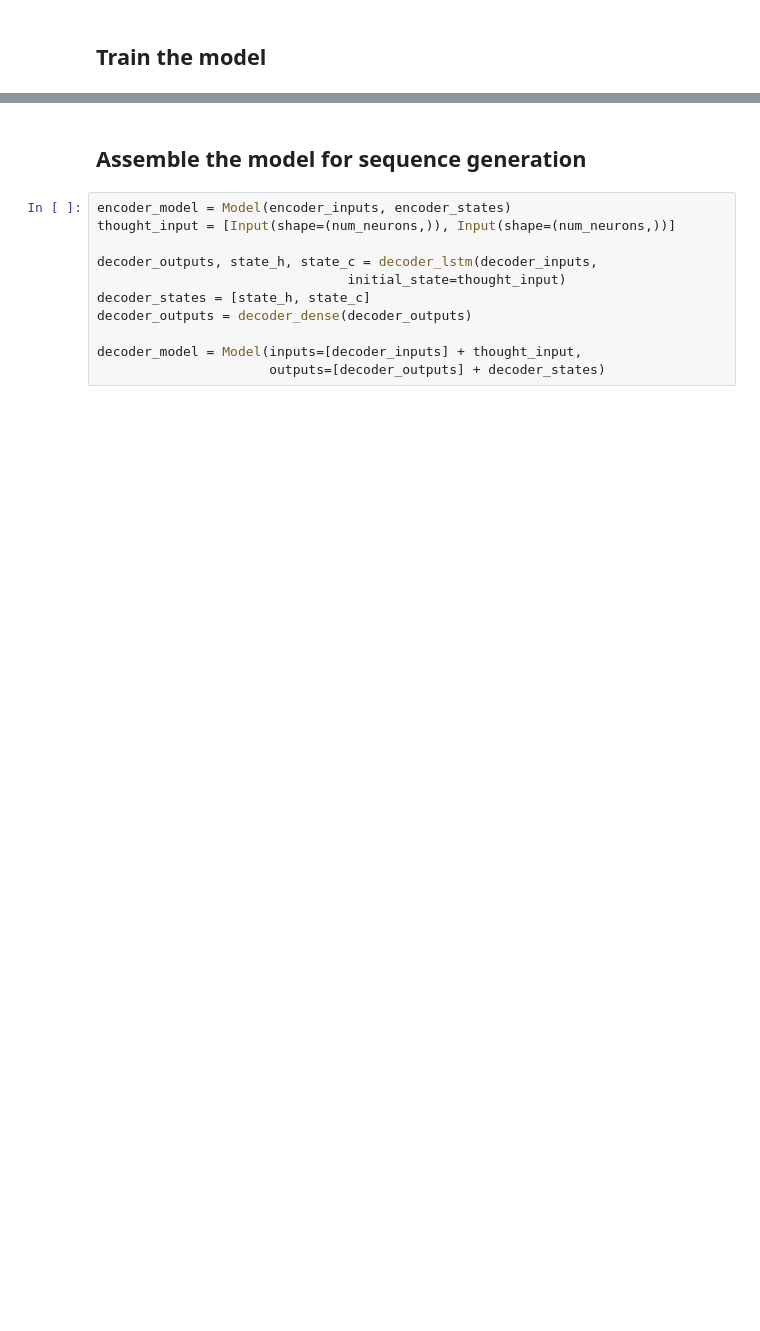
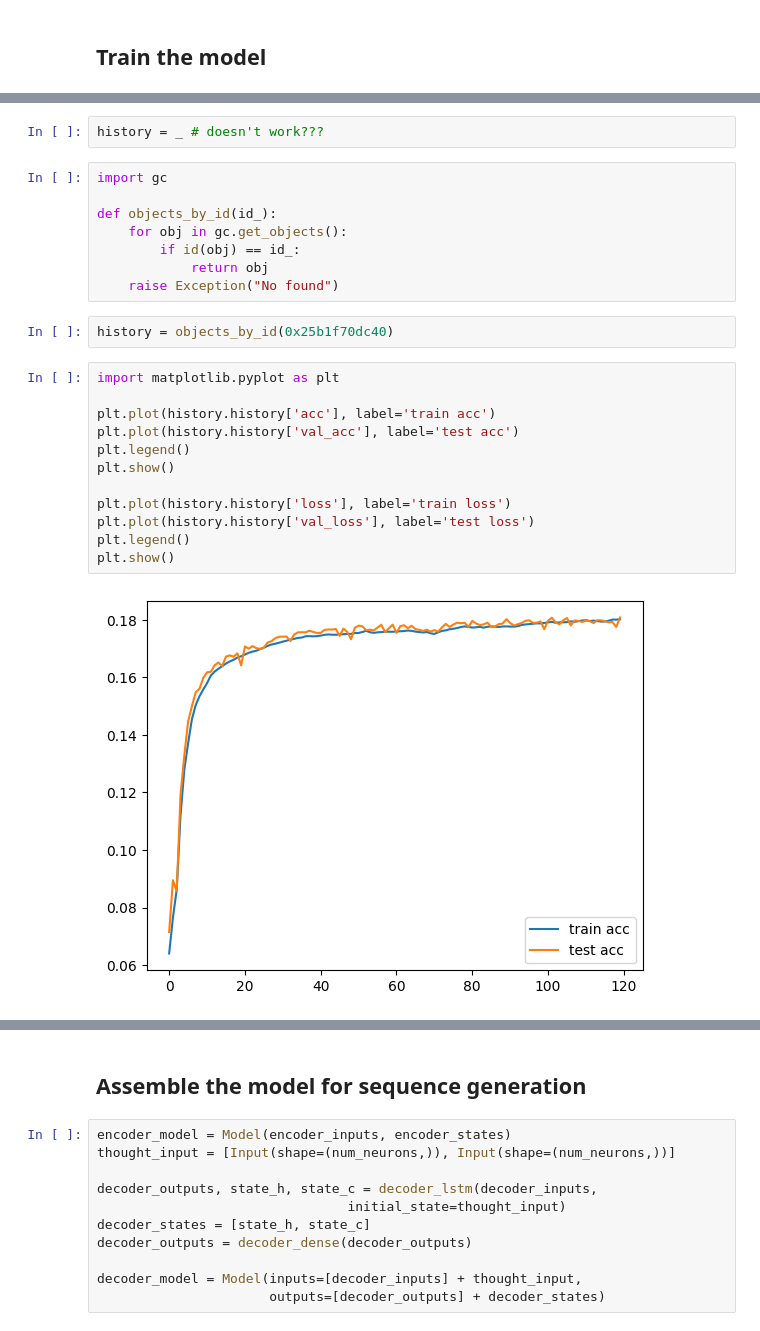
Before and after one commit to VolDonets/natural_language_processing, a Jupyter notebook: part_9/e2_chatbot_by_seq_to_seq_network.ipynb, the cells around one changed output, grey strips where cells are left out. Saved outputs shown, nothing was run; the diff lists cells and outputs as text; blank space fills up the shorter version.

```diff
--- a/part_9/e2_chatbot_by_seq_to_seq_network.ipynb
+++ b/part_9/e2_chatbot_by_seq_to_seq_network.ipynb
@@ -104,0 +161,26 @@ model.fit([encoder_input_data, decoder_input_data], decoder_target_data,
+# %%
+history = _ # doesn't work???
+# %%
+import gc
+
+def objects_by_id(id_):
+    for obj in gc.get_objects():
+        if id(obj) == id_:
+            return obj
+    raise Exception("No found")
+# %%
+history = objects_by_id(0x25b1f70dc40)
+# %%
+import matplotlib.pyplot as plt
+
+plt.plot(history.history['acc'], label='train acc')
+plt.plot(history.history['val_acc'], label='test acc')
+plt.legend()
+plt.show()
+
+plt.plot(history.history['loss'], label='train loss')
+plt.plot(history.history['val_loss'], label='test loss')
+plt.legend()
+plt.show()
+# %% [output]
+[figure, added]
```
Also changed, not shown: parts of 30 cells of this notebook.
